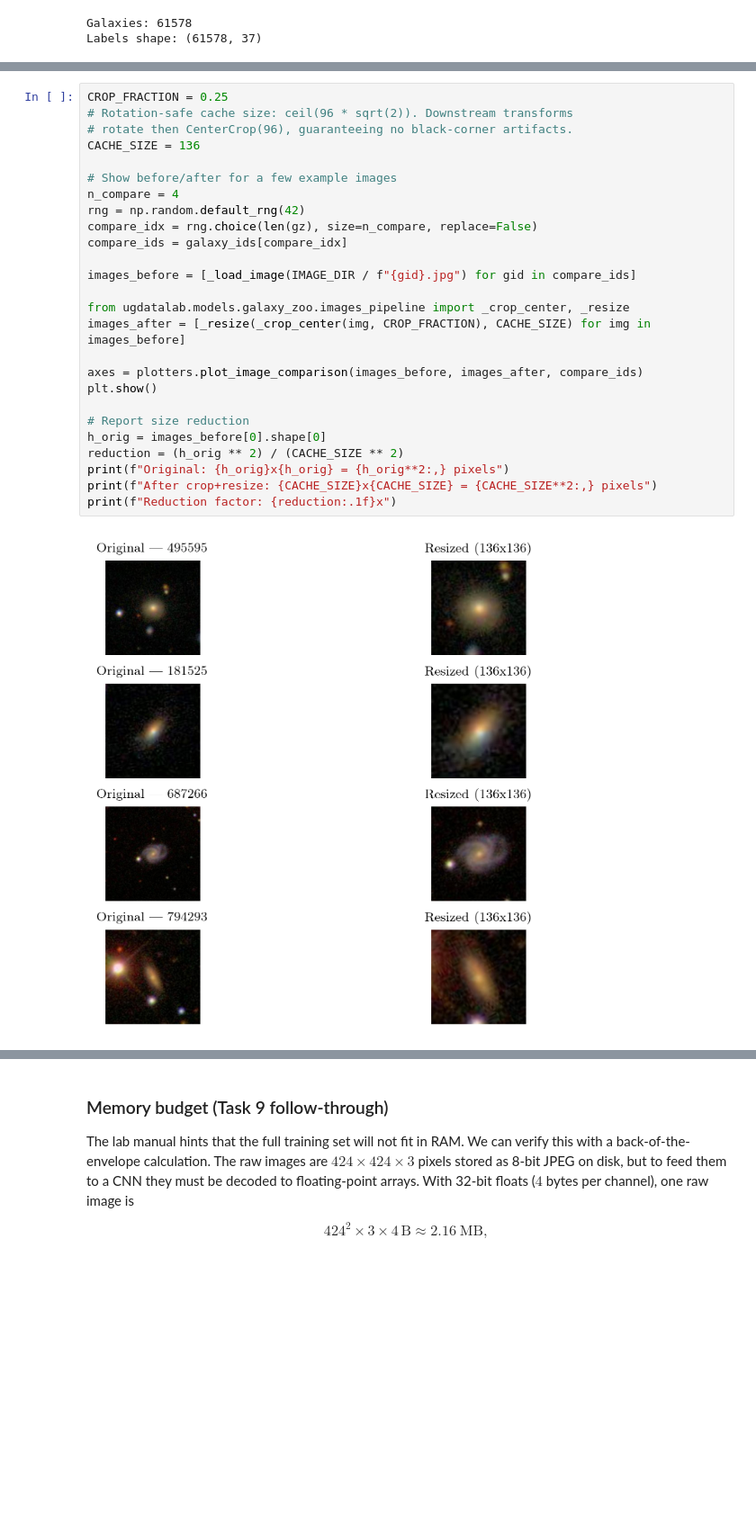
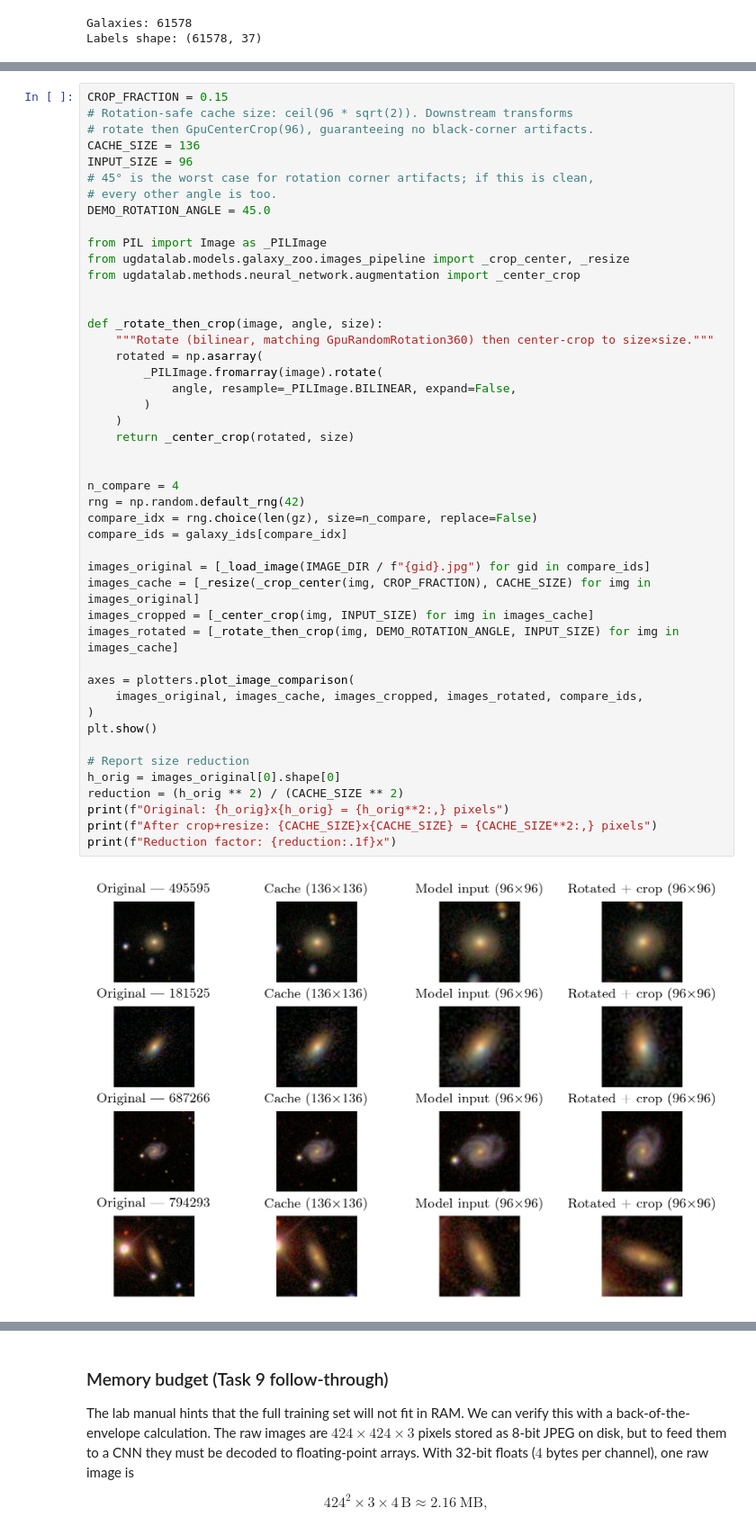
Before and after one commit to raw-asparagus/ay-128, a Jupyter notebook: labs/03/02-preprocessing.ipynb, the cells around one changed output, grey strips where cells are left out. Shown at 90% size. Saved outputs shown, nothing was run; the diff lists cells and outputs as text; blank space fills up the shorter version.

```diff
--- a/labs/03/02-preprocessing.ipynb
+++ b/labs/03/02-preprocessing.ipynb
@@ -48,31 +49,51 @@ The model input size is **96×96**. We cache images at the slightly larger **136
 # %%
-CROP_FRACTION = 0.25
+CROP_FRACTION = 0.15
 # Rotation-safe cache size: ceil(96 * sqrt(2)). Downstream transforms
-# rotate then CenterCrop(96), guaranteeing no black-corner artifacts.
+# rotate then GpuCenterCrop(96), guaranteeing no black-corner artifacts.
 CACHE_SIZE = 136
+INPUT_SIZE = 96
+# 45° is the worst case for rotation corner artifacts; if this is clean,
+# every other angle is too.
+DEMO_ROTATION_ANGLE = 45.0
 
-# Show before/after for a few example images
+from PIL import Image as _PILImage
+from ugdatalab.models.galaxy_zoo.images_pipeline import _crop_center, _resize
+from ugdatalab.methods.neural_network.augmentation import _center_crop
+
+
+def _rotate_then_crop(image, angle, size):
+    """Rotate (bilinear, matching GpuRandomRotation360) then center-crop to size×size."""
+    rotated = np.asarray(
+        _PILImage.fromarray(image).rotate(
+            angle, resample=_PILImage.BILINEAR, expand=False,
+        )
+    )
+    return _center_crop(rotated, size)
+
+
 n_compare = 4
 rng = np.random.default_rng(42)
 compare_idx = rng.choice(len(gz), size=n_compare, replace=False)
 compare_ids = galaxy_ids[compare_idx]
 
-images_before = [_load_image(IMAGE_DIR / f"{gid}.jpg") for gid in compare_ids]
+images_original = [_load_image(IMAGE_DIR / f"{gid}.jpg") for gid in compare_ids]
+images_cache = [_resize(_crop_center(img, CROP_FRACTION), CACHE_SIZE) for img in images_original]
+images_cropped = [_center_crop(img, INPUT_SIZE) for img in images_cache]
+images_rotated = [_rotate_then_crop(img, DEMO_ROTATION_ANGLE, INPUT_SIZE) for img in images_cache]
 
-from ugdatalab.models.galaxy_zoo.images_pipeline import _crop_center, _resize
-images_after = [_resize(_crop_center(img, CROP_FRACTION), CACHE_SIZE) for img in images_before]
-
-axes = plotters.plot_image_comparison(images_before, images_after, compare_ids)
+axes = plotters.plot_image_comparison(
+    images_original, images_cache, images_cropped, images_rotated, compare_ids,
+)
 plt.show()
 
 # Report size reduction
-h_orig = images_before[0].shape[0]
+h_orig = images_original[0].shape[0]
 reduction = (h_orig ** 2) / (CACHE_SIZE ** 2)
 print(f"Original: {h_orig}x{h_orig} = {h_orig**2:,} pixels")
 print(f"After crop+resize: {CACHE_SIZE}x{CACHE_SIZE} = {CACHE_SIZE**2:,} pixels")
 print(f"Reduction factor: {reduction:.1f}x")
 # %% [output]
-[figure, old version]
+[figure, new version]
 Original: 424x424 = 179,776 pixels
 After crop+resize: 136x136 = 18,496 pixels
 Reduction factor: 9.7x
```
Also changed, not shown: parts of 6 cells of this notebook, 28 other files.
